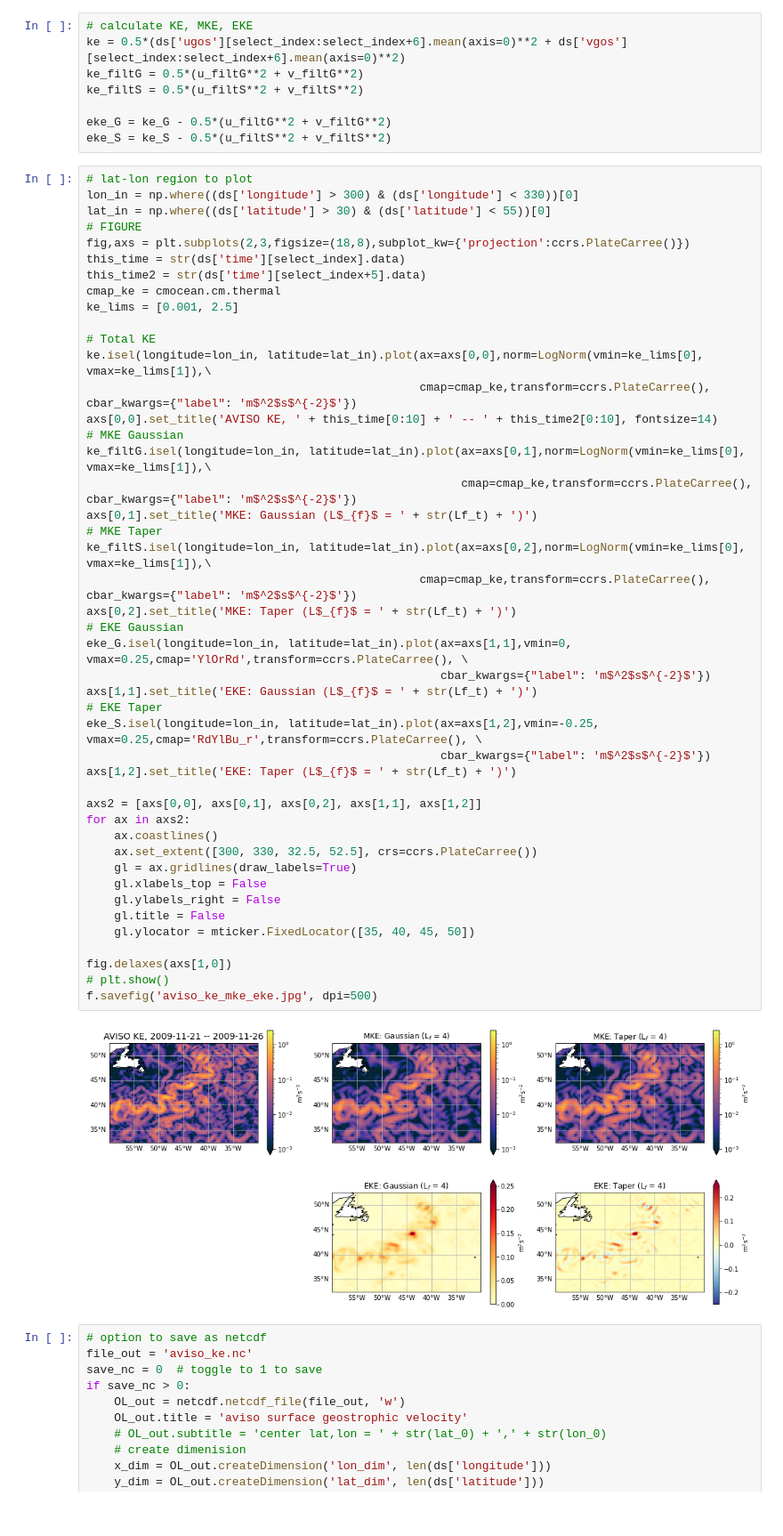
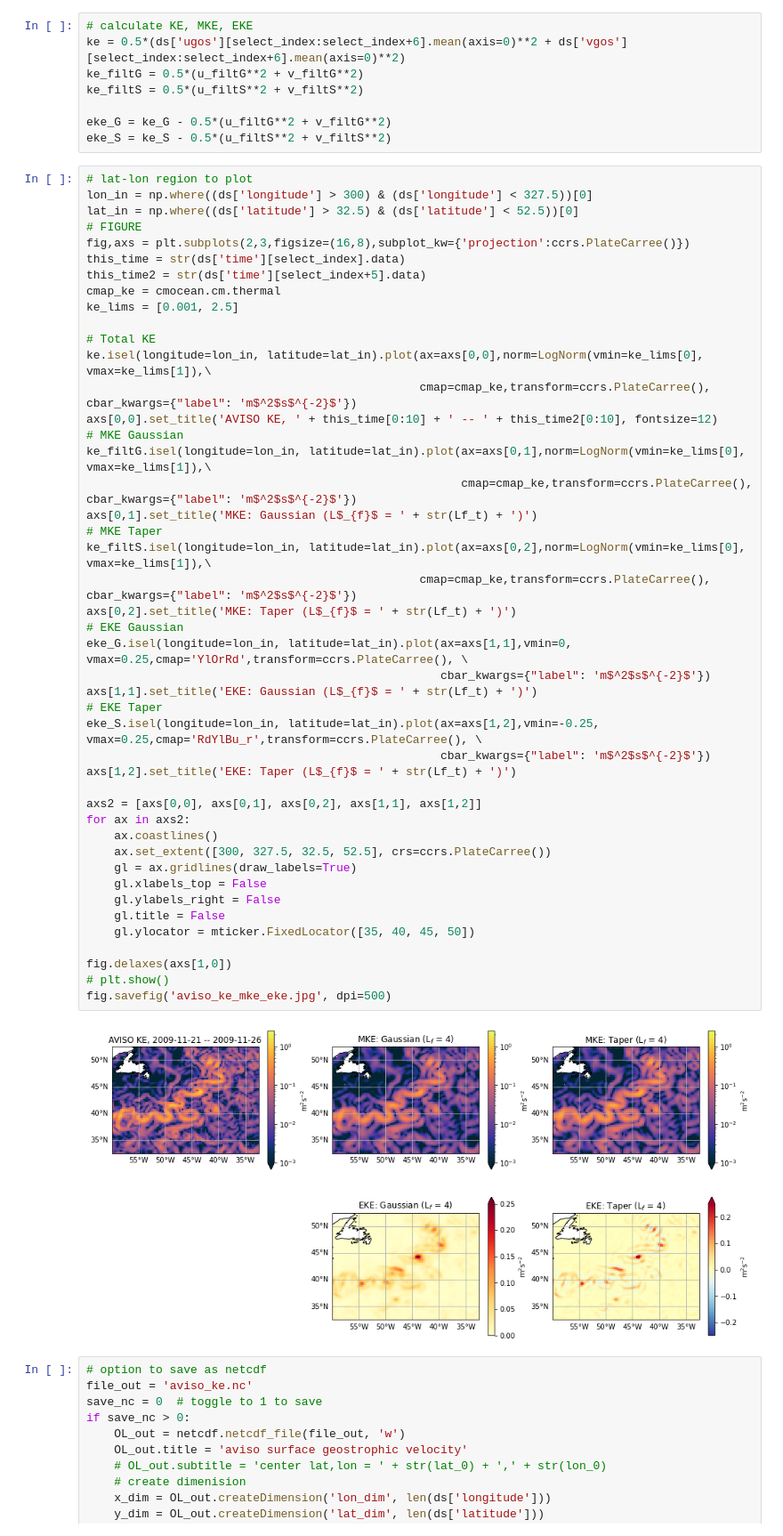
Before and after one commit to ocean-eddy-cpt/WP1T2-2D-EKE-Analysis, a Jupyter notebook: aviso_filter.ipynb, the cells around one changed output. Shown: that part at 89% size. Drawn from its saved outputs; the diff is of its cells as text.

```diff
--- a/aviso_filter.ipynb
+++ b/aviso_filter.ipynb
@@ -267,10 +322,10 @@ eke_G = ke_G - 0.5*(u_filtG**2 + v_filtG**2)
 eke_S = ke_S - 0.5*(u_filtS**2 + v_filtS**2)
 # %%
 # lat-lon region to plot
-lon_in = np.where((ds['longitude'] > 300) & (ds['longitude'] < 330))[0]
-lat_in = np.where((ds['latitude'] > 30) & (ds['latitude'] < 55))[0]
+lon_in = np.where((ds['longitude'] > 300) & (ds['longitude'] < 327.5))[0]
+lat_in = np.where((ds['latitude'] > 32.5) & (ds['latitude'] < 52.5))[0]
 # FIGURE
-fig,axs = plt.subplots(2,3,figsize=(18,8),subplot_kw={'projection':ccrs.PlateCarree()})
+fig,axs = plt.subplots(2,3,figsize=(16,8),subplot_kw={'projection':ccrs.PlateCarree()})
 this_time = str(ds['time'][select_index].data)
 this_time2 = str(ds['time'][select_index+5].data)
 cmap_ke = cmocean.cm.thermal
@@ -279,39 +334,39 @@ ke_lims = [0.001, 2.5]
 # Total KE
 ke.isel(longitude=lon_in, latitude=lat_in).plot(ax=axs[0,0],norm=LogNorm(vmin=ke_lims[0], vmax=ke_lims[1]),\
                                                 cmap=cmap_ke,transform=ccrs.PlateCarree(), cbar_kwargs={"label": 'm$^2$s$^{-2}$'})
-axs[0,0].set_title('AVISO KE, ' + this_time[0:10] + ' -- ' + this_time2[0:10], fontsize=14)
+axs[0,0].set_title('AVISO KE, ' + this_time[0:10] + ' -- ' + this_time2[0:10], fontsize=12)
 # MKE Gaussian
 ke_filtG.isel(longitude=lon_in, latitude=lat_in).plot(ax=axs[0,1],norm=LogNorm(vmin=ke_lims[0], vmax=ke_lims[1]),\
                                                       cmap=cmap_ke,transform=ccrs.PlateCarree(), cbar_kwargs={"label": 'm$^2$s$^{-2}$'})
 axs[0,1].set_title('MKE: Gaussian (L$_{f}$ = ' + str(Lf_t) + ')')
 # MKE Taper
 ke_filtS.isel(longitude=lon_in, latitude=lat_in).plot(ax=axs[0,2],norm=LogNorm(vmin=ke_lims[0], vmax=ke_lims[1]),\
                                                 cmap=cmap_ke,transform=ccrs.PlateCarree(), cbar_kwargs={"label": 'm$^2$s$^{-2}$'})
 axs[0,2].set_title('MKE: Taper (L$_{f}$ = ' + str(Lf_t) + ')')
 # EKE Gaussian
 eke_G.isel(longitude=lon_in, latitude=lat_in).plot(ax=axs[1,1],vmin=0, vmax=0.25,cmap='YlOrRd',transform=ccrs.PlateCarree(), \
                                                    cbar_kwargs={"label": 'm$^2$s$^{-2}$'})
 axs[1,1].set_title('EKE: Gaussian (L$_{f}$ = ' + str(Lf_t) + ')')
 # EKE Taper
 eke_S.isel(longitude=lon_in, latitude=lat_in).plot(ax=axs[1,2],vmin=-0.25, vmax=0.25,cmap='RdYlBu_r',transform=ccrs.PlateCarree(), \
                                                    cbar_kwargs={"label": 'm$^2$s$^{-2}$'})
 axs[1,2].set_title('EKE: Taper (L$_{f}$ = ' + str(Lf_t) + ')')
 
 axs2 = [axs[0,0], axs[0,1], axs[0,2], axs[1,1], axs[1,2]]
 for ax in axs2:
     ax.coastlines()
-    ax.set_extent([300, 330, 32.5, 52.5], crs=ccrs.PlateCarree())
+    ax.set_extent([300, 327.5, 32.5, 52.5], crs=ccrs.PlateCarree())
     gl = ax.gridlines(draw_labels=True)
     gl.xlabels_top = False
     gl.ylabels_right = False
     gl.title = False
     gl.ylocator = mticker.FixedLocator([35, 40, 45, 50])
 
 fig.delaxes(axs[1,0])
 # plt.show()
-f.savefig('aviso_ke_mke_eke.jpg', dpi=500)
+fig.savefig('aviso_ke_mke_eke.jpg', dpi=500)
 # %% [output]
-[figure, old version]
+[figure, new version]
 # %%
 # option to save as netcdf
 file_out = 'aviso_ke.nc'
```
Also changed, not shown: parts of 2 cells of this notebook, 3 other files.
